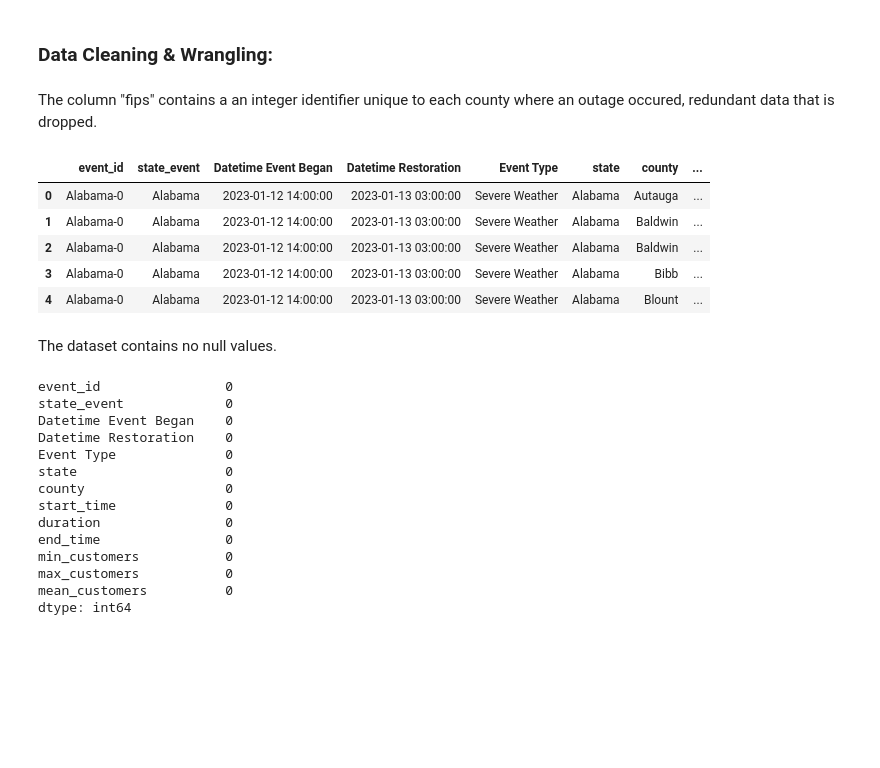
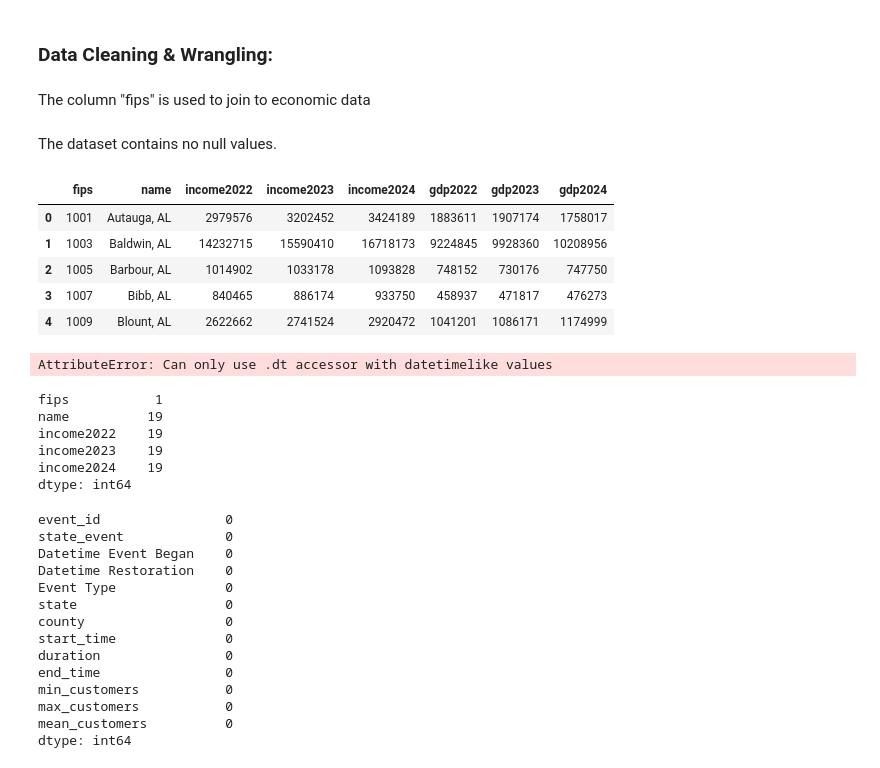
Before and after one commit to jessegarrido/usa-electrical-outages, a Jupyter notebook: Notebooks/usa-electrical-outages.ipynb, the cells around one changed output. Saved outputs shown, nothing was run; the diff lists cells and outputs as text; code cells hidden in the pictures; blank space fills up the shorter version.

Commit message:
draft table layout assignment

```diff
--- a/Notebooks/usa-electrical-outages.ipynb
+++ b/Notebooks/usa-electrical-outages.ipynb
@@ -27,20 +25,46 @@ df.head()
 # %% [markdown]
 <h3>Data Cleaning & Wrangling:</h3>
 # %% [markdown]
-The column "fips" contains a an integer identifier unique to each county where an outage occured, redundant data that is dropped.
+The column "fips" is used to join to economic data
-# %%
-#Clean Data
-df = df.drop('fips', axis=1)  #Drop redundant county code
-df.head()
-# %% [output]
-|  | event_id | state_event | Datetime Event Began | Datetime Restoration | Event Type | state | county | ... |
-| 0 | Alabama-0 | Alabama | 2023-01-12 14:00:00 | 2023-01-13 03:00:00 | Severe Weather | Alabama | Autauga | ... |
-| 1 | Alabama-0 | Alabama | 2023-01-12 14:00:00 | 2023-01-13 03:00:00 | Severe Weather | Alabama | Baldwin | ... |
-| 2 | Alabama-0 | Alabama | 2023-01-12 14:00:00 | 2023-01-13 03:00:00 | Severe Weather | Alabama | Baldwin | ... |
-| 3 | Alabama-0 | Alabama | 2023-01-12 14:00:00 | 2023-01-13 03:00:00 | Severe Weather | Alabama | Bibb | ... |
-| 4 | Alabama-0 | Alabama | 2023-01-12 14:00:00 | 2023-01-13 03:00:00 | Severe Weather | Alabama | Blount | ... |
 # %% [markdown]
 The dataset contains no null values.
+# %%
+#Annual Income Data from Bureau of Economic Analysis
+df2 = pd.read_csv(r'..\data\CAINC1.csv')
+df2.columns=['fips','name','income2022','income2023','income2024']
+df3 = pd.read_csv(r'..\data\CAGDP1.csv')
+df3.columns=['fips','name','gdp2022','gdp2023','gdp2024']
+econ_df=pd.merge(df2,df3,on=["fips","name"])
+econ_df.head()
+# %% [output]
+|  | fips | name | income2022 | income2023 | income2024 | gdp2022 | gdp2023 | gdp2024 |
+| 0 | 1001 | Autauga, AL | 2979576 | 3202452 | 3424189 | 1883611 | 1907174 | 1758017 |
+| 1 | 1003 | Baldwin, AL | 14232715 | 15590410 | 16718173 | 9224845 | 9928360 | 10208956 |
+| 2 | 1005 | Barbour, AL | 1014902 | 1033178 | 1093828 | 748152 | 730176 | 747750 |
+| 3 | 1007 | Bibb, AL | 840465 | 886174 | 933750 | 458937 | 471817 | 476273 |
+| 4 | 1009 | Blount, AL | 2622662 | 2741524 | 2920472 | 1041201 | 1086171 | 1174999 |
+# %%
+#FEMA
+fema_df = pd.read_csv(r'..\data\PublicAssistanceFundedProjectsSummaries.csv' \
+'')
+fema_df=fema_df.iloc[:,[1,2,3,5,8]]
+#df2.columns=['fips','name','income2022','income2023','income2024']
+#fema_df=pd.merge(df2,df3,on=["fips","name"])
+fema_df=fema_df.dropna(subset=['declarationDate'])
+fema_df['Date']=pd.to_datetime(fema_df['declarationDate'])
+fema_df = fema_df[fema_df['Date'].dt.year == 2023]
+fema_df.head()
+# %% [output]
+AttributeError: Can only use .dt accessor with datetimelike values
+# %%
+df2.isnull().sum()
+# %% [output]
+fips           1
+name          19
+income2022    19
+income2023    19
+income2024    19
+dtype: int64
 # %%
 df.isnull().sum()
 # %% [output]
```
Also changed, not shown: parts of 2 cells of this notebook, 7 other files.
